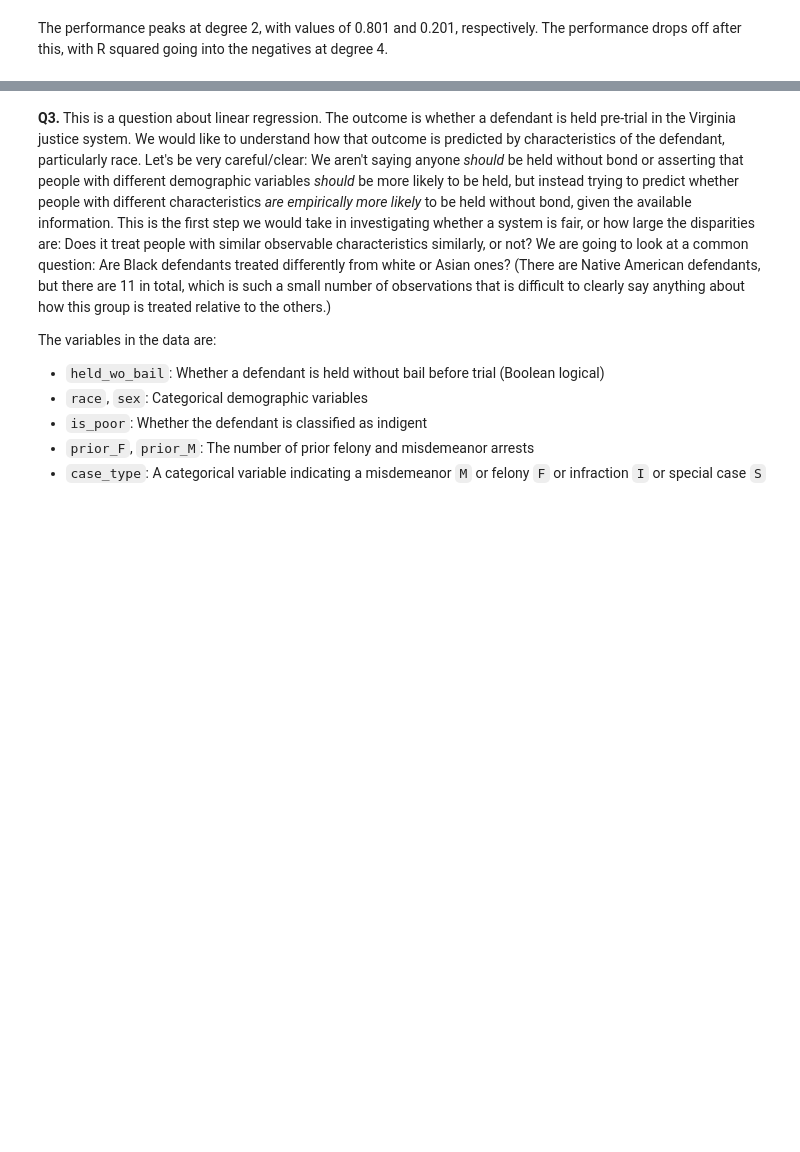
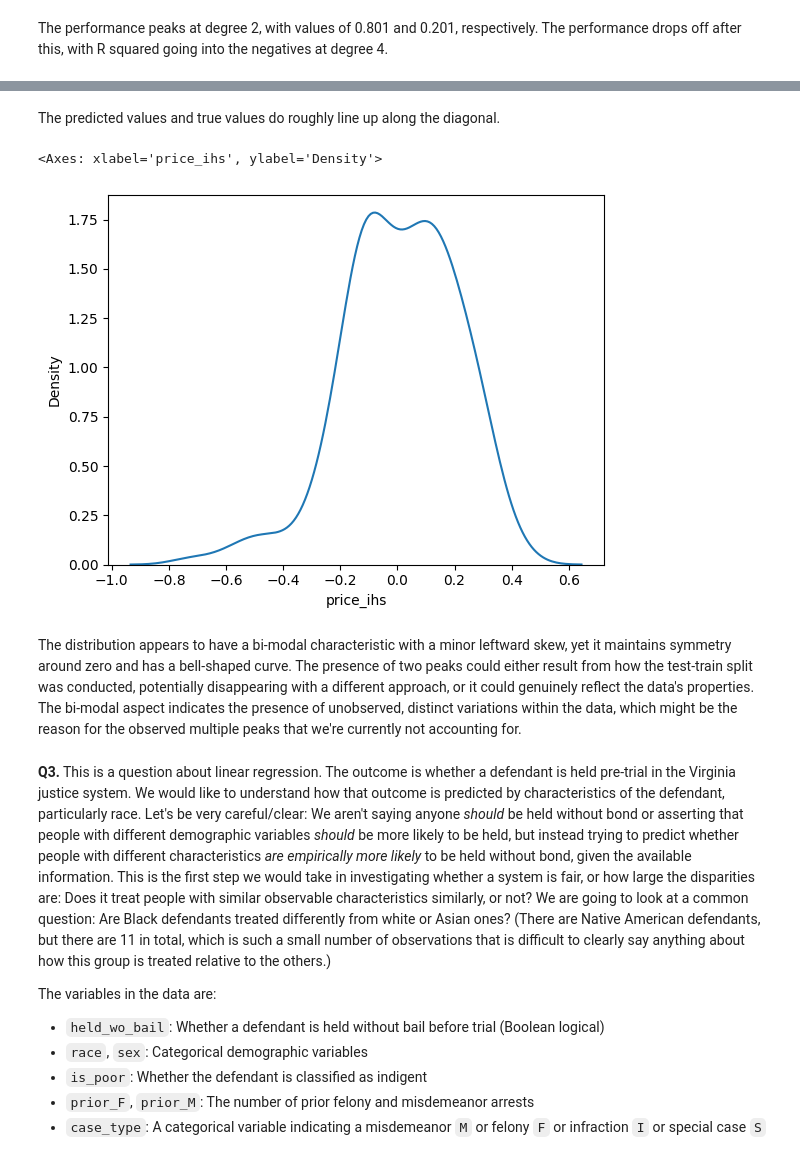
Before and after one commit to fourchain40/linearRegression, a Jupyter notebook: assignment.ipynb, the cells around one changed output, grey strips where cells are left out. Cells and saved outputs as stored; diff of their text form; code cells hidden in the pictures; blank space fills up the shorter version.

```diff
--- a/assignment.ipynb
+++ b/assignment.ipynb
@@ -356,3 +376,12 @@ The performance peaks at degree 2, with values of 0.801 and 0.201, respectively.
+# %% [markdown]
+The predicted values and true values do roughly line up along the diagonal.
+# %%
+sns.kdeplot(residuals)
+# %% [output]
+<Axes: xlabel='price_ihs', ylabel='Density'>
+[figure, added]
+# %% [markdown]
+The distribution appears to have a bi-modal characteristic with a minor leftward skew, yet it maintains symmetry around zero and has a bell-shaped curve. The presence of two peaks could either result from how the test-train split was conducted, potentially disappearing with a different approach, or it could genuinely reflect the data's properties. The bi-modal aspect indicates the presence of unobserved, distinct variations within the data, which might be the reason for the observed multiple peaks that we're currently not accounting for.
 # %% [markdown]
 **Q3.** This is a question about linear regression. The outcome is whether a defendant is held pre-trial in the Virginia justice system. We would like to understand how that outcome is predicted by characteristics of the defendant, particularly race. Let's be very careful/clear: We aren't saying anyone *should* be held without bond or asserting that people with different demographic variables *should* be more likely to be held, but instead trying to predict whether people with different characteristics *are empirically more likely* to be held without bond, given the available information. This is the first step we would take in investigating whether a system is fair, or how large the disparities are: Does it treat people with similar observable characteristics similarly, or not? We are going to look at a common question: Are Black defendants treated differently from white or Asian ones? (There are Native American defendants, but there are 11 in total, which is such a small number of observations that is difficult to clearly say anything about how this group is treated relative to the others.)
 
```
Also changed, not shown: parts of 3 cells of this notebook.
